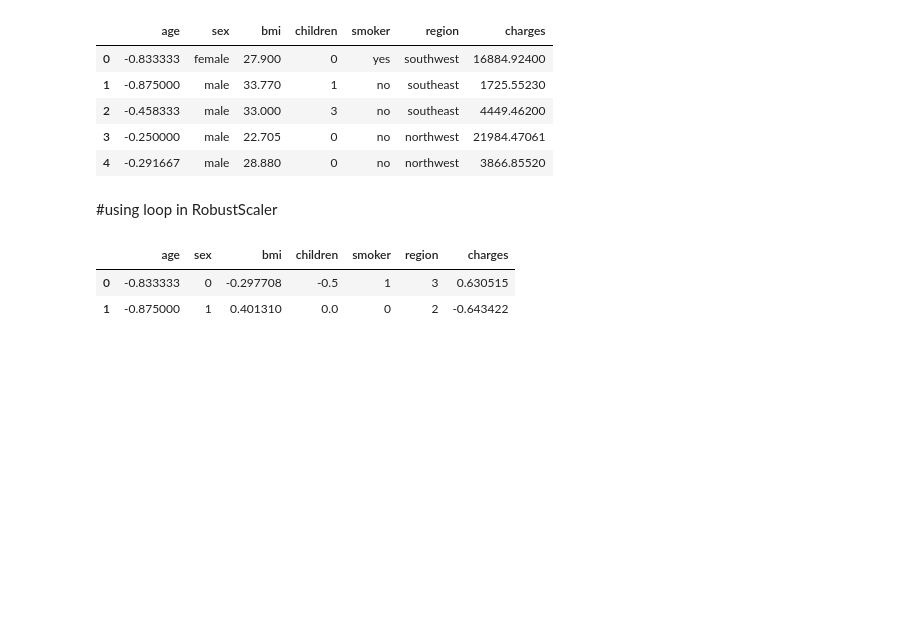
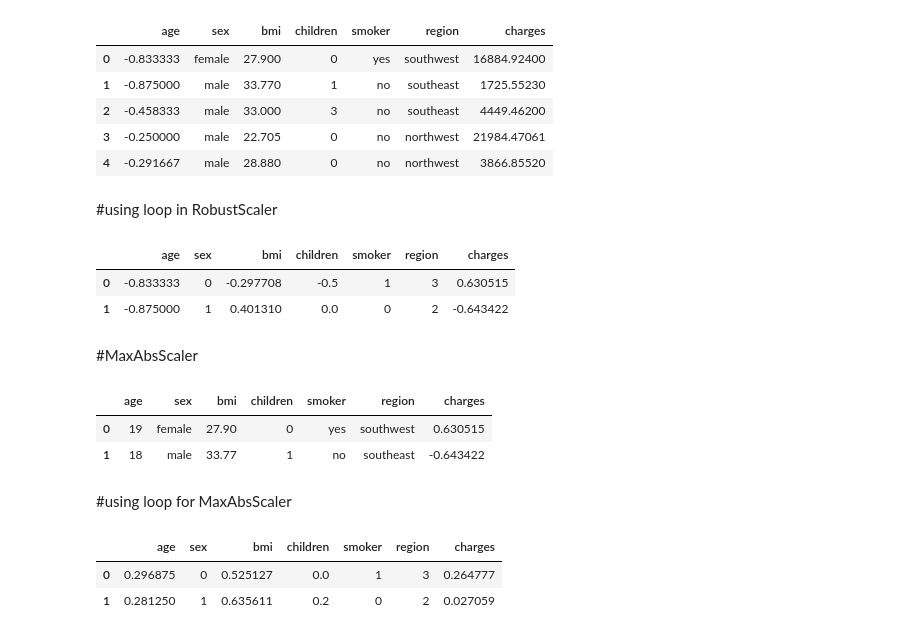
Before and after one commit to arzuantor/Scaler, a Jupyter notebook: scaler_way.ipynb, the cells around one changed output. Saved outputs shown, nothing was run; the diff lists cells and outputs as text; code cells hidden in the pictures; blank space fills up the shorter version.

Commit message:
MaxAbsScaler

```diff
--- a/scaler_way.ipynb
+++ b/scaler_way.ipynb
@@ -43,3 +43,5 @@ df1.head(2)
 |  | age | sex | bmi | children | smoker | region | charges |
 | 0 | -0.833333 | 0 | -0.297708 | -0.5 | 1 | 3 | 0.630515 |
 | 1 | -0.875000 | 1 | 0.401310 | 0.0 | 0 | 2 | -0.643422 |
+# %% [markdown]
+#MaxAbsScaler
@@ -45,0 +52,10 @@ df1.head(2)
+# %%
+df2["charges"]=rb.fit_transform(df2[["charges"]])
+# %%
+df2.head(2)
+# %% [output]
+|  | age | sex | bmi | children | smoker | region | charges |
+| 0 | 19 | female | 27.90 | 0 | yes | southwest | 0.630515 |
+| 1 | 18 | male | 33.77 | 1 | no | southeast | -0.643422 |
+# %% [markdown]
+#using loop for MaxAbsScaler
@@ -45,0 +68,6 @@ df1.head(2)
+# %%
+df3.head(2)
+# %% [output]
+|  | age | sex | bmi | children | smoker | region | charges |
+| 0 | 0.296875 | 0 | 0.525127 | 0.0 | 1 | 3 | 0.264777 |
+| 1 | 0.281250 | 1 | 0.635611 | 0.2 | 0 | 2 | 0.027059 |
```
Also changed, not shown: parts of 3 cells of this notebook.
